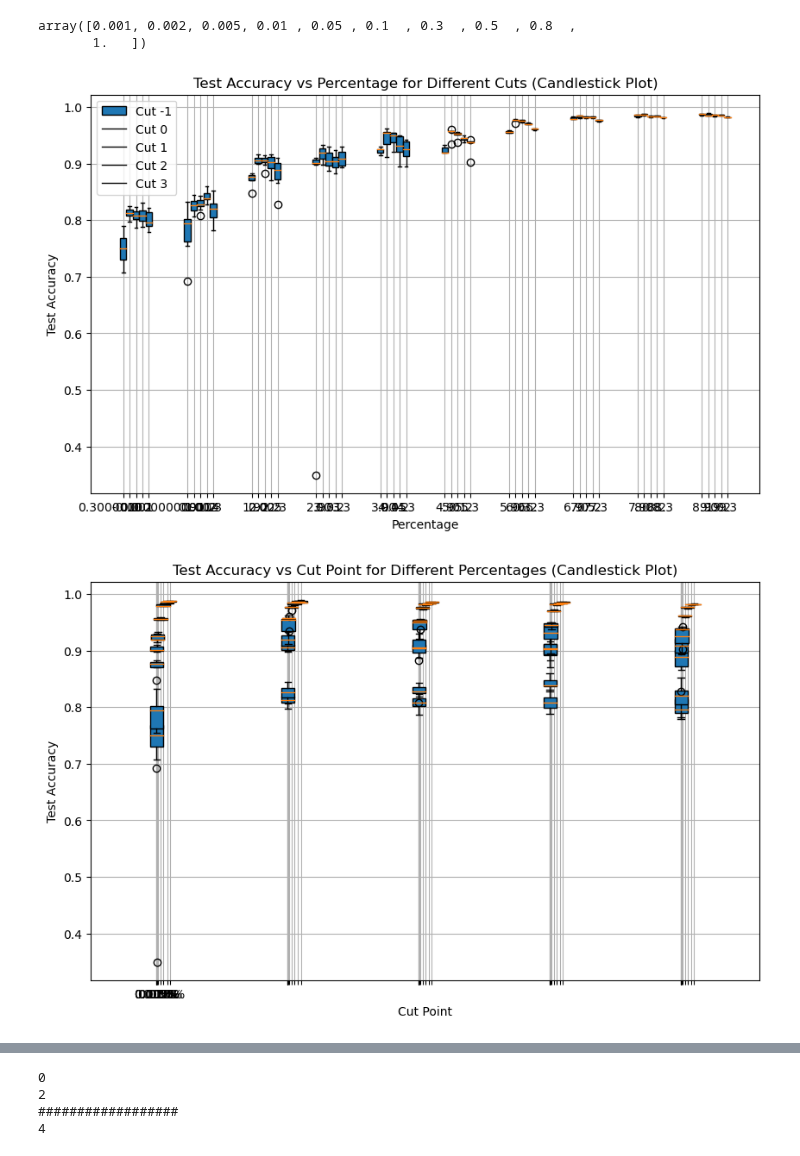
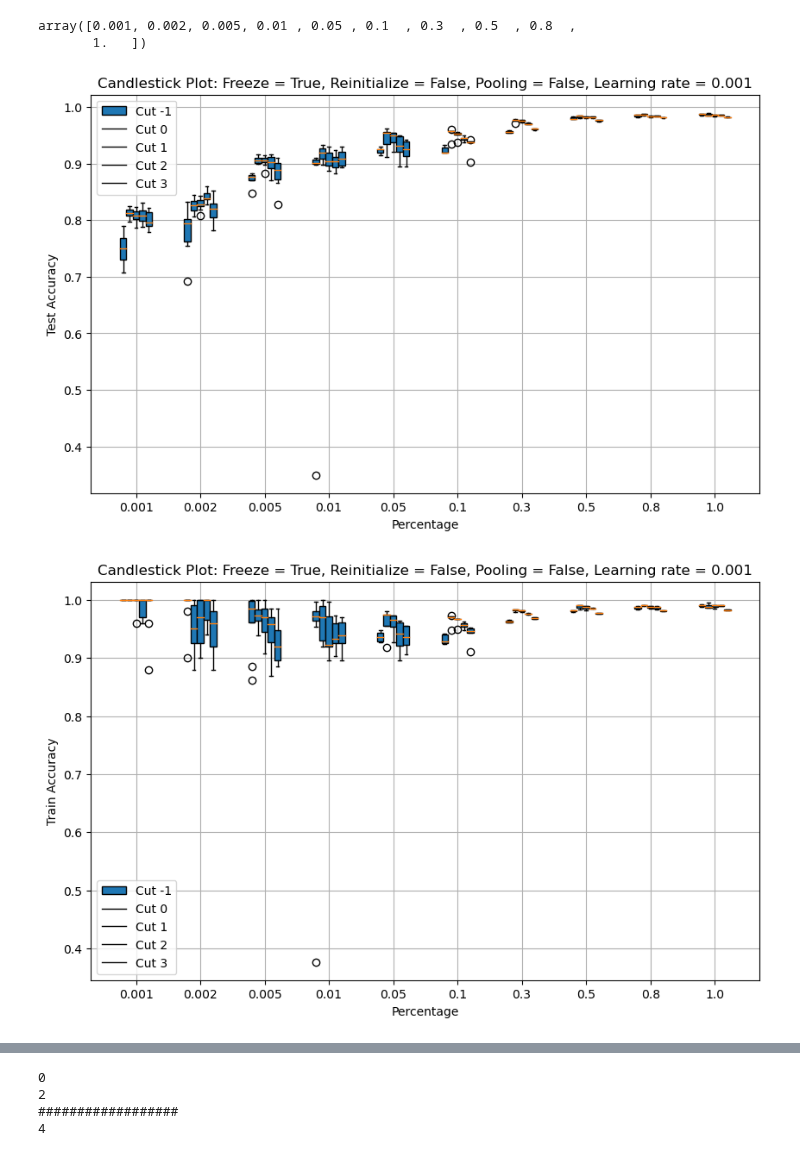
Before and after one commit to tusharmanekar/mp-tl-study, a Jupyter notebook: 50-50_MNIST/3d_visualizations.ipynb, the cells around one changed output, grey strips where cells are left out. Cells and saved outputs as stored; diff of their text form; code cells hidden in the pictures.

Commit message:
box plots x axis

```diff
--- a/50-50_MNIST/3d_visualizations.ipynb
+++ b/50-50_MNIST/3d_visualizations.ipynb
@@ -86,45 +86,57 @@ for cut_point in cut_points:
     # Create boxplot (candlestick plot)
     plt.boxplot(data, positions=positions, widths=0.1, patch_artist=True, labels=percentages if cut_point == 1 else None)
 
+positions = np.array(range(len(percentages))) + 0.1
+plt.xticks(positions, [round(p, 3) for p in percentages])
+
 plt.xlabel('Percentage')
 plt.ylabel('Test Accuracy')
-plt.title('Test Accuracy vs Percentage for Different Cuts (Candlestick Plot)')
+plt.title(f'Candlestick Plot: Freeze = {params["freeze"]}, Reinitialize = {params["reinit"]}, Pooling = {params["use_pooling"]}, Learning rate = {params["lr_fine_tune"]}')
 plt.legend([f'Cut {cp}' for cp in cut_points])
 plt.grid(True)
 plt.show()
 # %% [output]
-[figure, old version]
+[figure, new version]
 # %%
-import pandas as pd
-import numpy as np
-import matplotlib.pyplot as plt
+# # Define column names
+# columns = ['Percentage', 'Cut Point', 'Trial', 'Train Accuracy', 'Test Accuracy']
 
-# Assuming you already have the DataFrame df
+# # Create DataFrame
+# df = pd.DataFrame(data_tuples, columns=columns)
+
+# # Calculate mean and standard deviation for test accuracies
+# df['Mean Test Accuracy'] = df.groupby(['Percentage', 'Cut Point'])['Test Accuracy'].transform('mean')
+# df['Std Test Accuracy'] = df.groupby(['Percentage', 'Cut Point'])['Test Accuracy'].transform('std')
 
 # Unique percentages and cut points
 percentages = df['Percentage'].unique()
 cut_points = df['Cut Point'].unique()
 
 # Plotting
 plt.figure(figsize=(10, 6))
 
-# Iterate over each unique percentage
-for percentage in percentages:
-    percentage_df = df[df['Percentage'] == percentage]
 
-    # Create a list of arrays, each containing test accuracies for a given cut point
-    data = [percentage_df[percentage_df['Cut Point'] == cp]['Test Accuracy'].values for cp in cut_points]
+# Iterate over each unique cut point
+for cut_point in cut_points:
+    cut_df = df[df['Cut Point'] == cut_point]
 
-    # Position for the candle plots for this percentage
-    positions = np.array(range(len(cut_points))) + percentage * 0.1  # slight offset for each percentage
+    # Create a list of arrays, each containing test accuracies for a given percentage
+    data = [cut_df[cut_df['Percentage'] == p]['Train Accuracy'].values for p in percentages]
+
+    # Position for the candle plots for this cut point
+    positions = np.array(range(len(percentages))) + cut_point * 0.1  # slight offset for each cut point
 
     # Create boxplot (candlestick plot)
-    plt.boxplot(data, positions=positions, widths=0.1, patch_artist=True, labels=[f'{percentage}%' if cp == cut_points[0] else '' for cp in cut_points])
+    plt.boxplot(data, positions=positions, widths=0.1, patch_artist=True, labels=percentages if cut_point == 1 else None)
 
-plt.xlabel('Cut Point')
-plt.ylabel('Test Accuracy')
-plt.title('Test Accuracy vs Cut Point for Different Percentages (Candlestick Plot)')
+positions = np.array(range(len(percentages))) + 0.1
+plt.xticks(positions, [round(p, 3) for p in percentages])
+
+plt.xlabel('Percentage')
+plt.ylabel('Train Accuracy')
+plt.title(f'Candlestick Plot: Freeze = {params["freeze"]}, Reinitialize = {params["reinit"]}, Pooling = {params["use_pooling"]}, Learning rate = {params["lr_fine_tune"]}')
+plt.legend([f'Cut {cp}' for cp in cut_points])
 plt.grid(True)
 plt.show()
 # %% [output]
-[figure, old version]
+[figure, new version]
```
Also changed, not shown: parts of 17 cells of this notebook.
